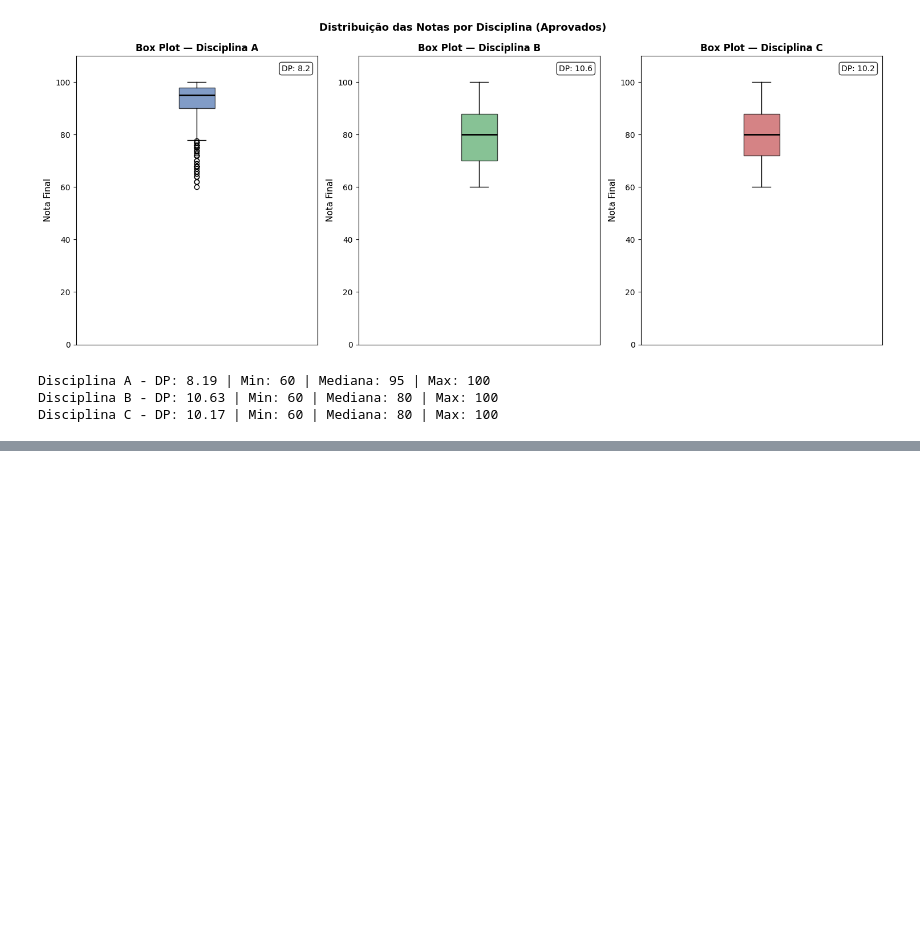
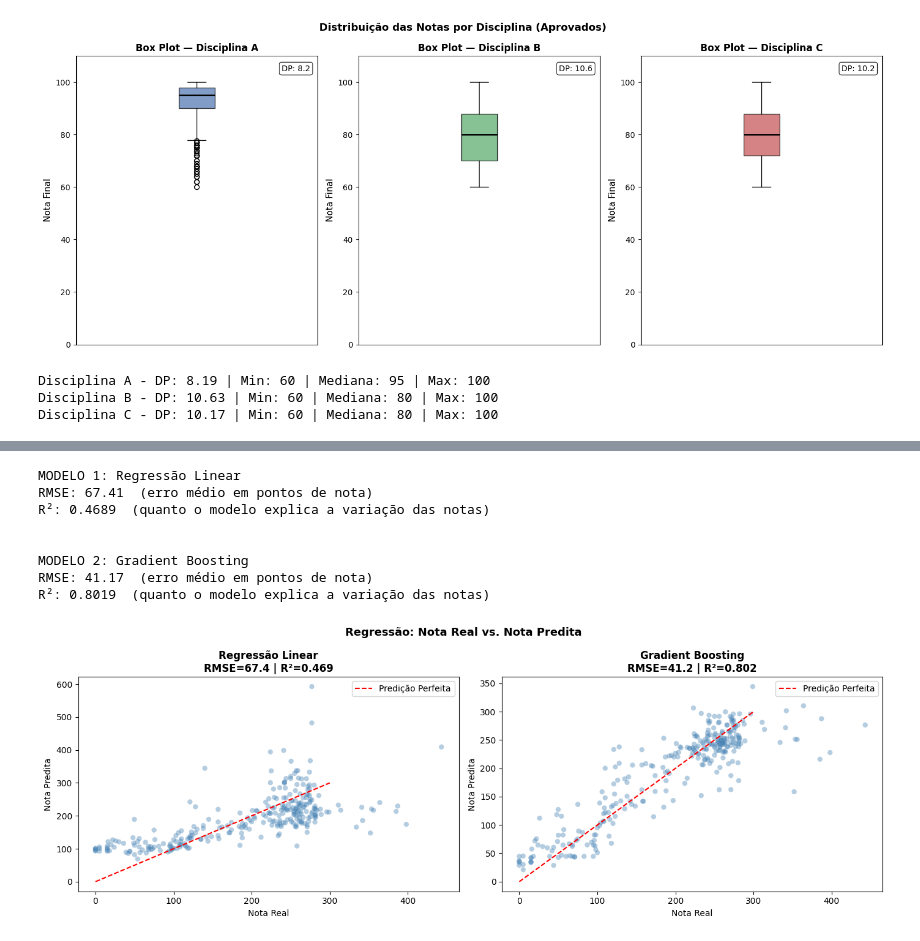
Before and after one commit to rhaymarthins/visualizacao-dados, a Jupyter notebook: trabalho_pratico_multidisciplinar.ipynb, the cells around one changed output, grey strips where cells are left out. Drawn from its saved outputs; the diff is of its cells as text; code cells hidden in the pictures; blank space fills up the shorter version.

```diff
--- a/trabalho_pratico_multidisciplinar.ipynb
+++ b/trabalho_pratico_multidisciplinar.ipynb
@@ -340,0 +476,55 @@ Disciplina C - DP: 10.17 | Min: 60 | Mediana: 80 | Max: 100
+# %%
+# Modelo 1: Regressão Linear
+reg_linear = LinearRegression()
+reg_linear.fit(X_reg_train, y_reg_train)
+y_pred_linear = reg_linear.predict(X_reg_test)
+
+rmse_linear = np.sqrt(mean_squared_error(y_reg_test, y_pred_linear))
+r2_linear   = r2_score(y_reg_test, y_pred_linear)
+
+print("MODELO 1: Regressão Linear")
+print(f"RMSE: {rmse_linear:.2f}  (erro médio em pontos de nota)")
+print(f"R²: {r2_linear:.4f}  (quanto o modelo explica a variação das notas)")
+
+# Modelo 2: Gradient Boosting
+reg_gb = GradientBoostingRegressor(n_estimators=100, max_depth=3, random_state=42)
+reg_gb.fit(X_reg_train, y_reg_train)
+y_pred_gb = reg_gb.predict(X_reg_test)
+
+rmse_gb = np.sqrt(mean_squared_error(y_reg_test, y_pred_gb))
+r2_gb   = r2_score(y_reg_test, y_pred_gb)
+
+print("\n")
+print("MODELO 2: Gradient Boosting")
+print(f"RMSE: {rmse_gb:.2f}  (erro médio em pontos de nota)")
+print(f"R²: {r2_gb:.4f}  (quanto o modelo explica a variação das notas)")
+
+# Gráfico Real vs Predito
+fig, axes = plt.subplots(1, 2, figsize=(14, 5))
+
+for ax, y_pred, titulo, rmse, r2 in zip(
+        axes,
+        [y_pred_linear, y_pred_gb],
+        ['Regressão Linear', 'Gradient Boosting'],
+        [rmse_linear, rmse_gb],
+        [r2_linear, r2_gb]):
+    ax.scatter(y_reg_test, y_pred, alpha=0.4, color='steelblue', edgecolors='none')
+    ax.plot([0, 300], [0, 300], 'r--', linewidth=1.5, label='Predição Perfeita')
+    ax.set_xlabel('Nota Real')
+    ax.set_ylabel('Nota Predita')
+    ax.set_title(f'{titulo}\nRMSE={rmse:.1f} | R²={r2:.3f}', fontweight='bold')
+    ax.legend()
+
+plt.suptitle('Regressão: Nota Real vs. Nota Predita', fontsize=13, fontweight='bold')
+plt.tight_layout()
+plt.show()
+# %% [output]
+MODELO 1: Regressão Linear
+RMSE: 67.41  (erro médio em pontos de nota)
+R²: 0.4689  (quanto o modelo explica a variação das notas)
+
+
+MODELO 2: Gradient Boosting
+RMSE: 41.17  (erro médio em pontos de nota)
+R²: 0.8019  (quanto o modelo explica a variação das notas)
+[figure, added]
```
Also changed, not shown: parts of 14 cells of this notebook.
